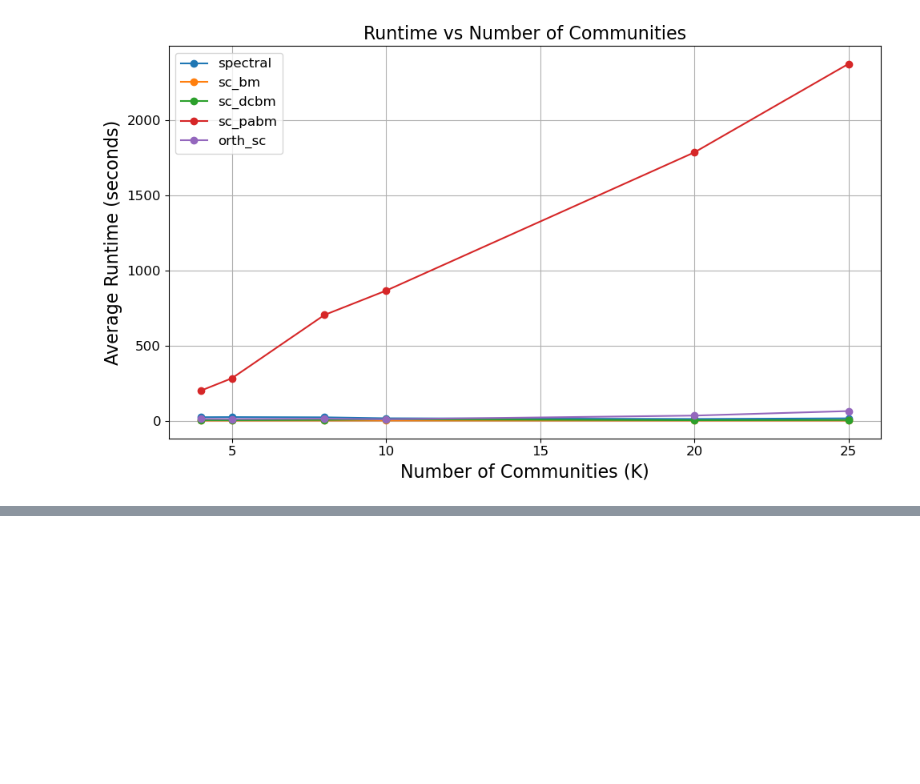
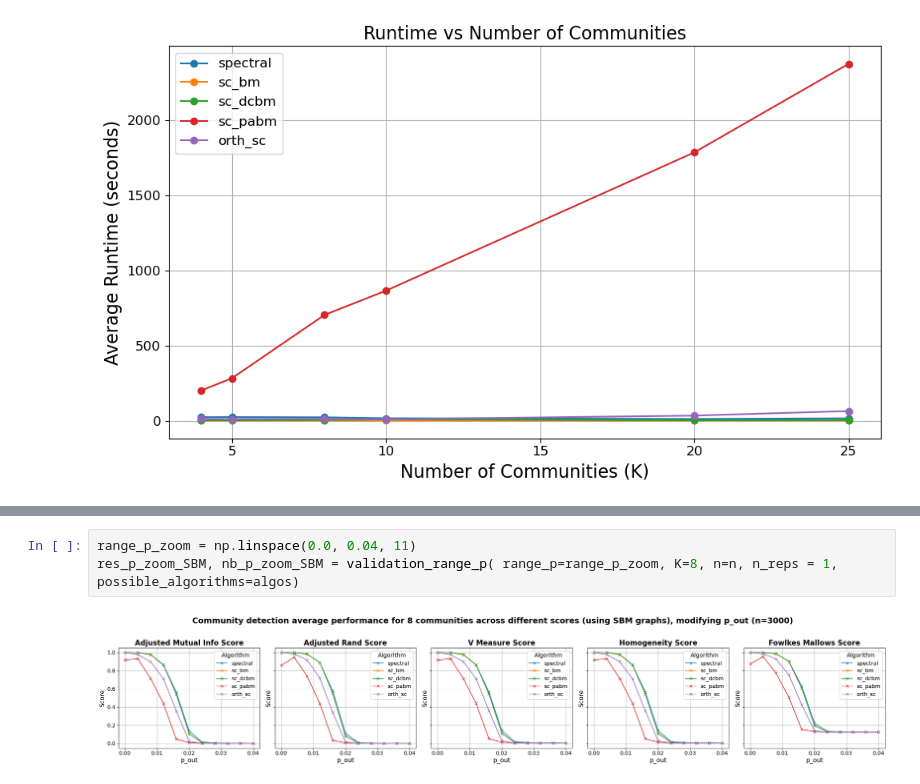
Before and after one commit to salyaa/semester_project, a Jupyter notebook: Spectral_tests.ipynb, the cells around one changed output, grey strips where cells are left out. Saved outputs shown, nothing was run; the diff lists cells and outputs as text; blank space fills up the shorter version.

```diff
--- a/Spectral_tests.ipynb
+++ b/Spectral_tests.ipynb
@@ -45,0 +56,5 @@ rt_vs_k = running_time_vs_K(range_K=range_K, n=n, graph_type="abcd", n_runs=1, p
+# %%
+range_p_zoom = np.linspace(0.0, 0.04, 11)
+res_p_zoom_SBM, nb_p_zoom_SBM = validation_range_p( range_p=range_p_zoom, K=8, n=n, n_reps = 1, possible_algorithms=algos)
+# %% [output]
+[figure, added]
```
Also changed, not shown: parts of 6 cells of this notebook.
